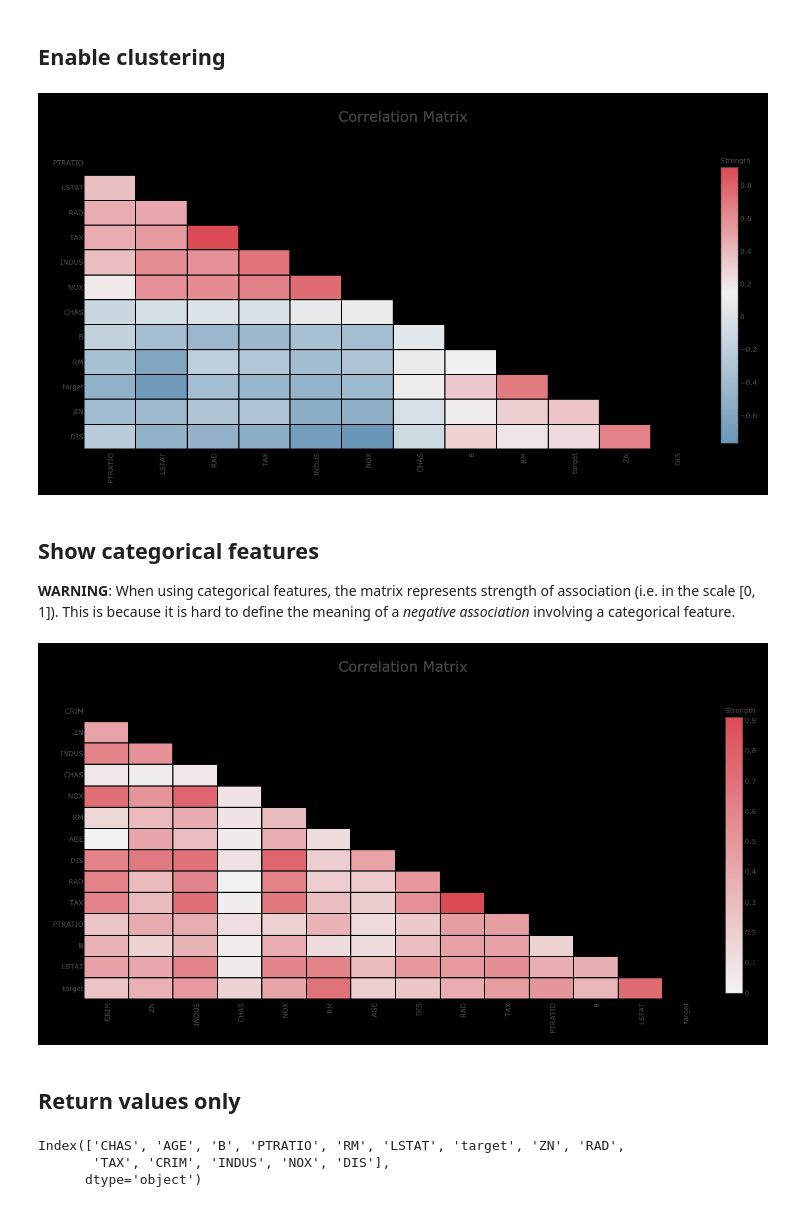
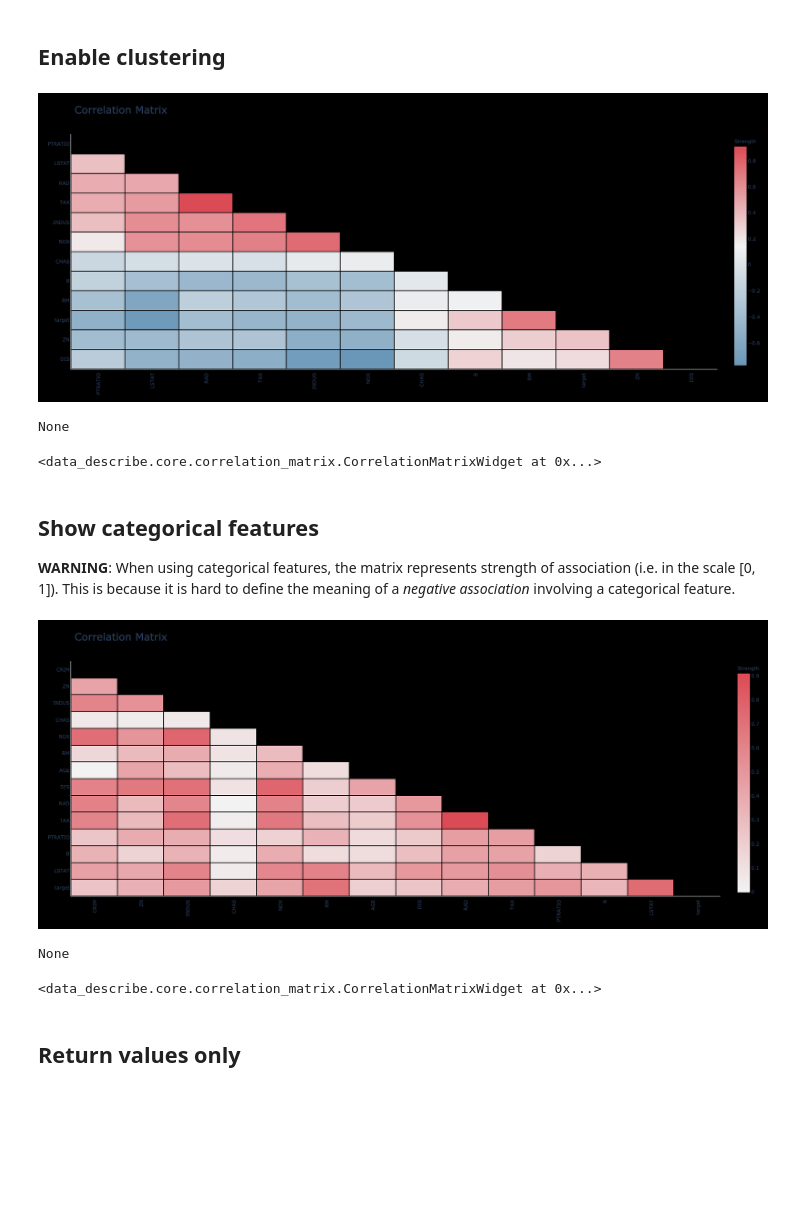
Before and after one commit to data-describe/data-describe, a Jupyter notebook: examples/Correlation_Matrix.ipynb, the cells around one changed output. Drawn from its saved outputs; the diff is of its cells as text; code cells hidden in the pictures; blank space fills up the shorter version.

Commit message:
Add widget backend to correlation matrix and update config for plotly and matplotlib

```diff
--- a/examples/Correlation_Matrix.ipynb
+++ b/examples/Correlation_Matrix.ipynb
@@ -34,23 +43,19 @@ correlation_matrix(df)
 # %% [markdown]
 ## Enable clustering
 # %%
-correlation_matrix(df, cluster=True)
+dd.correlation_matrix(df, cluster=True, viz_backend="plotly")
 # %% [output]
-[figure, old version]
+[figure, new version]
+None
+<data_describe.core.correlation_matrix.CorrelationMatrixWidget at 0x...>
 # %% [markdown]
 ## Show categorical features
 **WARNING**: When using categorical features, the matrix represents strength of association (i.e. in the scale [0, 1]). This is because it is hard to define the meaning of a *negative association* involving a categorical feature.
 # %%
-correlation_matrix(df, categorical=True)
+dd.correlation_matrix(df, categorical=True, viz_backend="plotly")
 # %% [output]
-[figure, old version]
+[figure, new version]
+None
+<data_describe.core.correlation_matrix.CorrelationMatrixWidget at 0x...>
 # %% [markdown]
 ## Return values only
-# %%
-pd.set_option('display.max_rows', 10)
-pd.set_option('display.max_columns', 10)
-correlation_matrix(df, cluster=True, categorical=True, return_values=True).columns
-# %% [output]
-Index(['CHAS', 'AGE', 'B', 'PTRATIO', 'RM', 'LSTAT', 'target', 'ZN', 'RAD',
-       'TAX', 'CRIM', 'INDUS', 'NOX', 'DIS'],
-      dtype='object')
```
Also changed, not shown: parts of 6 cells of this notebook, 16 other files.
